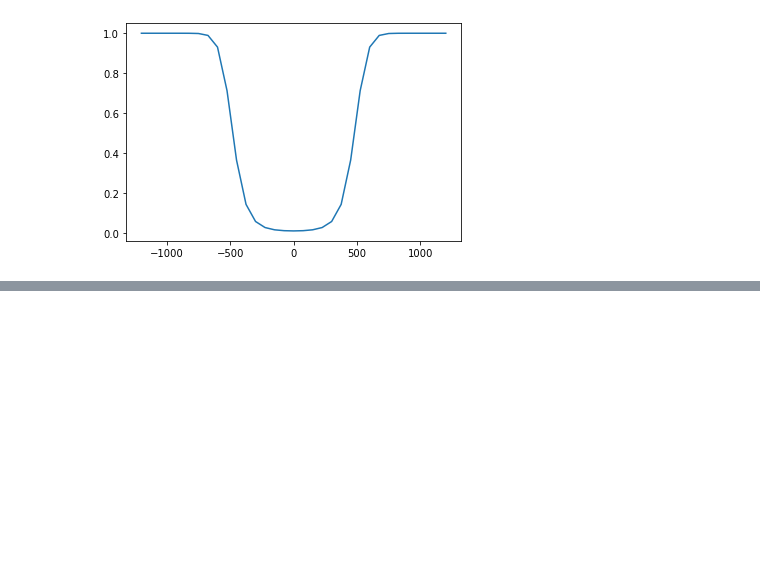
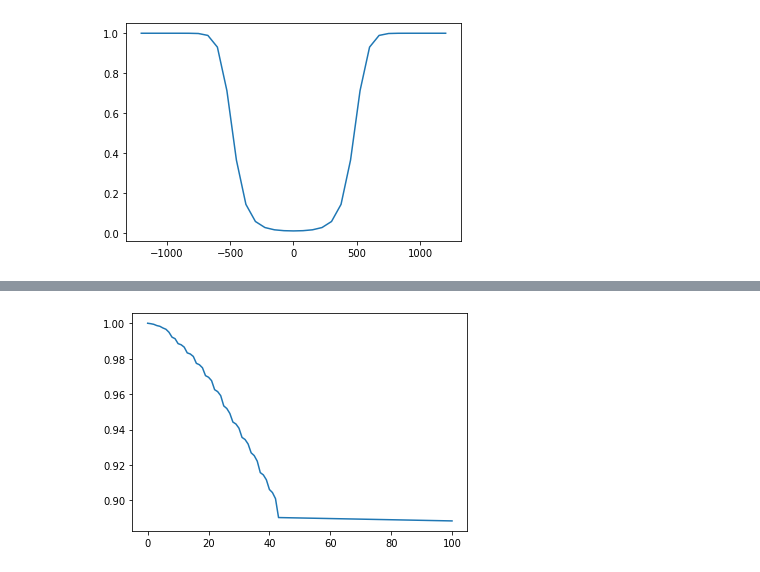
Before and after one commit to thomas-dubard/Seismes-induits, a Jupyter notebook: Modélisation.ipynb, the cells around one changed output, grey strips where cells are left out. Cells and saved outputs as stored; diff of their text form; code cells hidden in the pictures; blank space fills up the shorter version.

```diff
--- a/Modélisation.ipynb
+++ b/Modélisation.ipynb
@@ -262,0 +316,6 @@ plt.show()
+# %%
+maT = [max(ligne) for ligne in Theta]
+plt.plot(range(len(Theta)), maT)
+plt.show()
+# %% [output]
+[figure, added]
```
Also changed, not shown: parts of 6 cells of this notebook.
